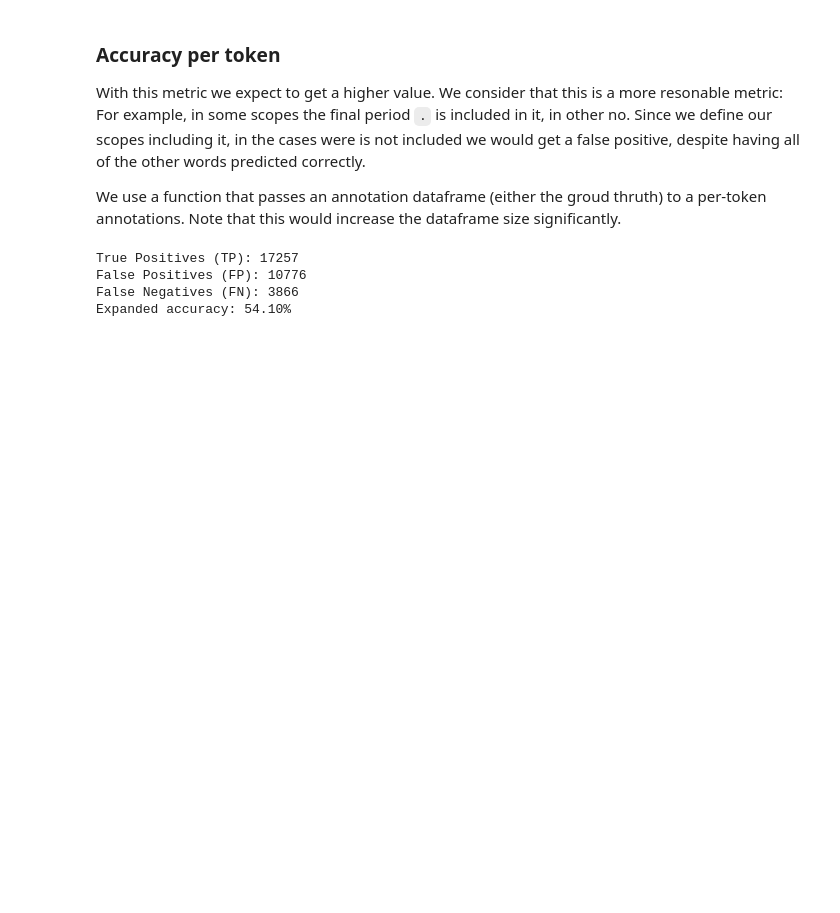
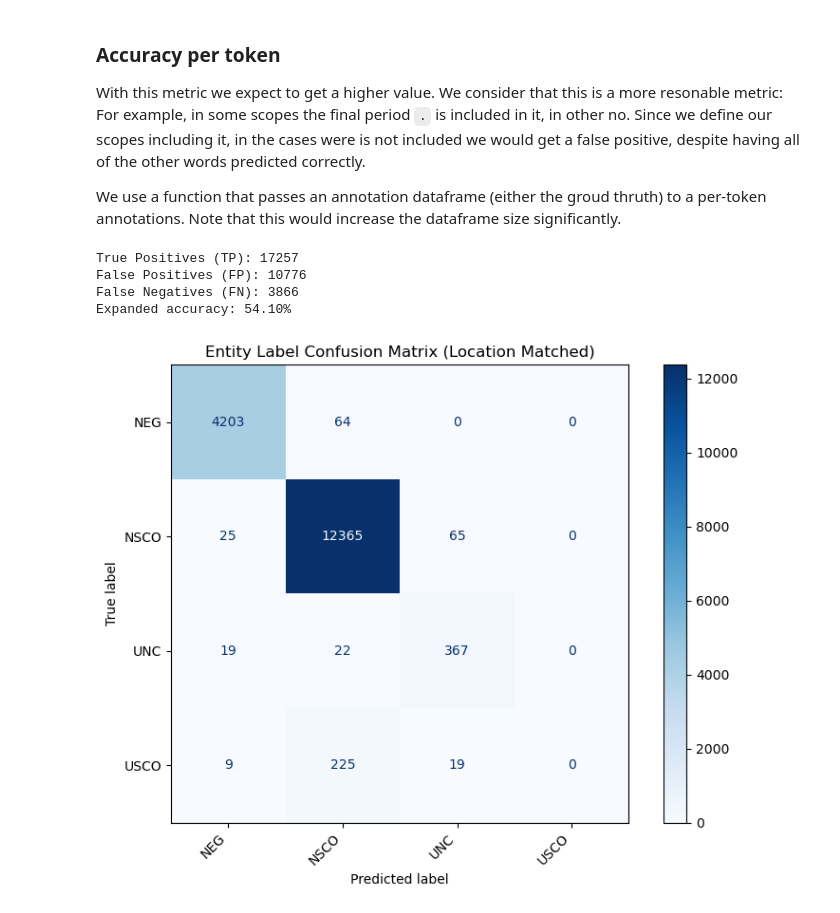
Before and after one commit to dmxocean/projectNLP, a Jupyter notebook: notebooks/rule_based.ipynb, the cells around one changed output. Saved outputs shown, nothing was run; the diff lists cells and outputs as text; code cells hidden in the pictures; blank space fills up the shorter version.

Commit message:
problems witht the confusion matrix

```diff
--- a/notebooks/rule_based.ipynb
+++ b/notebooks/rule_based.ipynb
@@ -509,7 +532,7 @@ def expand_annotations(df):
             # Expand the interval into individual tokens
             for i in range(start, end):
                 new_row = row.copy()
-                new_row['start'] = i
+                new_row['start'] = 0
                 new_row['end'] = i + 1
                 new_rows.append(new_row.to_dict())
 
@@ -525,3 +548,7 @@ True Positives (TP): 17257
 False Positives (FP): 10776
 False Negatives (FN): 3866
 Expanded accuracy: 54.10%
+# %%
+ax1 = plot_entity_label_confusion_matrix(expanded_train, expanded_pred)
+# %% [output]
+[figure, added]
```
Also changed, not shown: parts of 3 cells of this notebook, 3 other files.
